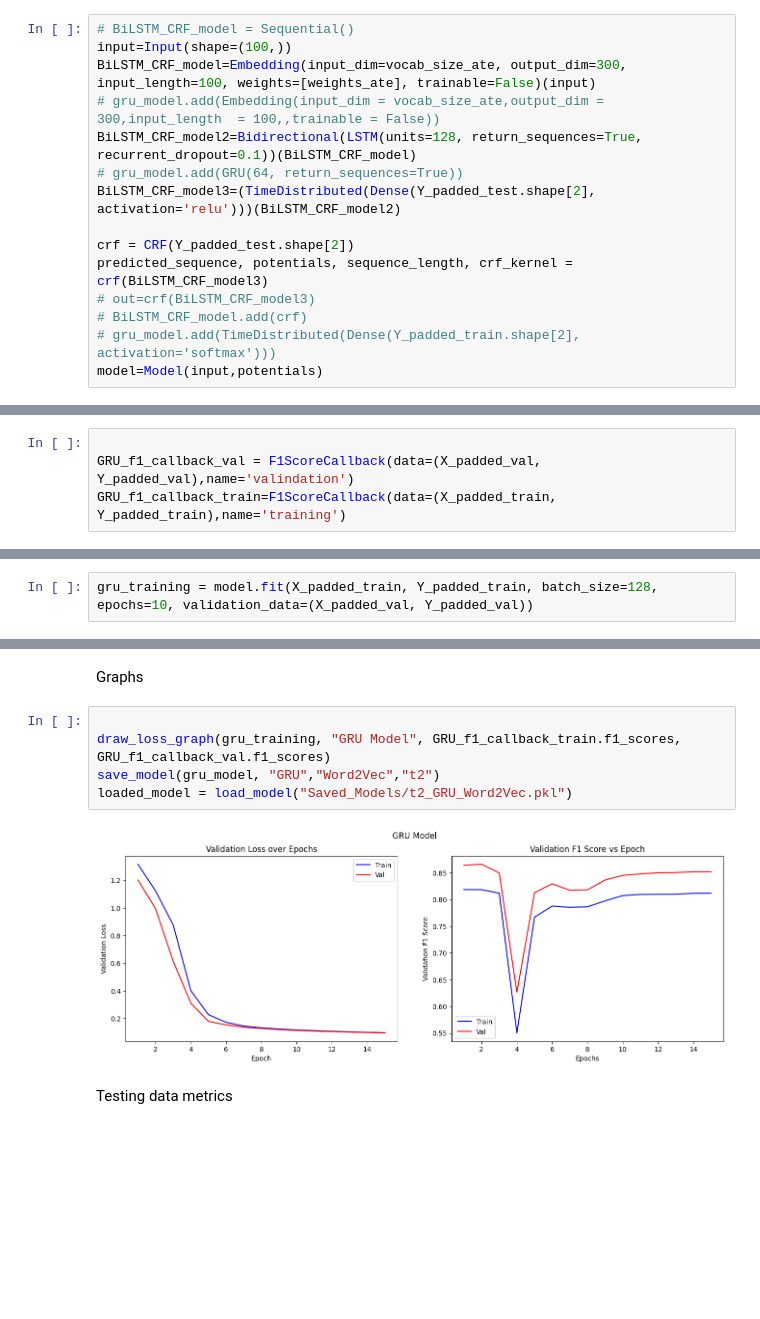
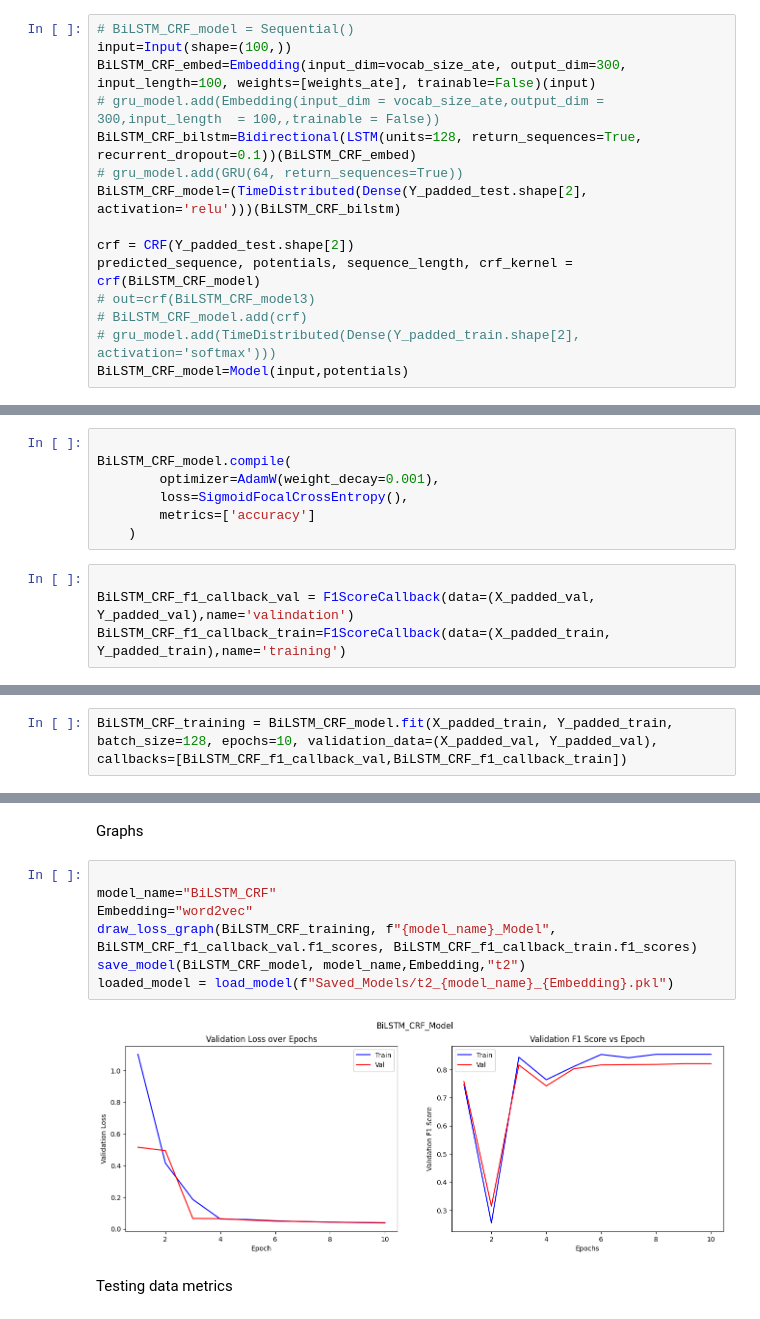
Before and after one commit to RaghavSakhuja/NLP-Assignments, a Jupyter notebook: Assignment2/BiLSTM_CRF.ipynb, the cells around one changed output, grey strips where cells are left out. Saved outputs shown, nothing was run; the diff lists cells and outputs as text; blank space fills up the shorter version.

Commit message:
BiLSTM+CRF

```diff
--- a/Assignment2/BiLSTM_CRF.ipynb
+++ b/Assignment2/BiLSTM_CRF.ipynb
@@ -276,18 +283,18 @@ ATE
 # %%
 # BiLSTM_CRF_model = Sequential()
 input=Input(shape=(100,))
-BiLSTM_CRF_model=Embedding(input_dim=vocab_size_ate, output_dim=300, input_length=100, weights=[weights_ate], trainable=False)(input)
+BiLSTM_CRF_embed=Embedding(input_dim=vocab_size_ate, output_dim=300, input_length=100, weights=[weights_ate], trainable=False)(input)
 # gru_model.add(Embedding(input_dim = vocab_size_ate,output_dim = 300,input_length  = 100,,trainable = False))
-BiLSTM_CRF_model2=Bidirectional(LSTM(units=128, return_sequences=True, recurrent_dropout=0.1))(BiLSTM_CRF_model)
+BiLSTM_CRF_bilstm=Bidirectional(LSTM(units=128, return_sequences=True, recurrent_dropout=0.1))(BiLSTM_CRF_embed)
 # gru_model.add(GRU(64, return_sequences=True))
-BiLSTM_CRF_model3=(TimeDistributed(Dense(Y_padded_test.shape[2], activation='relu')))(BiLSTM_CRF_model2)
+BiLSTM_CRF_model=(TimeDistributed(Dense(Y_padded_test.shape[2], activation='relu')))(BiLSTM_CRF_bilstm)
 
 crf = CRF(Y_padded_test.shape[2])
-predicted_sequence, potentials, sequence_length, crf_kernel = crf(BiLSTM_CRF_model3)
+predicted_sequence, potentials, sequence_length, crf_kernel = crf(BiLSTM_CRF_model)
 # out=crf(BiLSTM_CRF_model3)
 # BiLSTM_CRF_model.add(crf)
 # gru_model.add(TimeDistributed(Dense(Y_padded_train.shape[2], activation='softmax')))
-model=Model(input,potentials)
+BiLSTM_CRF_model=Model(input,potentials)
 # %%
 
 # from tensorflow.keras.utils import plot_model
@@ -323,11 +321,18 @@ model.compile(
+# %%
+
+BiLSTM_CRF_model.compile(
+        optimizer=AdamW(weight_decay=0.001),
+        loss=SigmoidFocalCrossEntropy(),
+        metrics=['accuracy']
+    )
 # %%
 
-GRU_f1_callback_val = F1ScoreCallback(data=(X_padded_val, Y_padded_val),name='valindation')
-GRU_f1_callback_train=F1ScoreCallback(data=(X_padded_train, Y_padded_train),name='training')
+BiLSTM_CRF_f1_callback_val = F1ScoreCallback(data=(X_padded_val, Y_padded_val),name='valindation')
+BiLSTM_CRF_f1_callback_train=F1ScoreCallback(data=(X_padded_train, Y_padded_train),name='training')
 # %% [markdown]
 Training the GRU Model
 # %%
-gru_training = model.fit(X_padded_train, Y_padded_train, batch_size=128, epochs=10, validation_data=(X_padded_val, Y_padded_val))
+BiLSTM_CRF_training = BiLSTM_CRF_model.fit(X_padded_train, Y_padded_train, batch_size=128, epochs=10, validation_data=(X_padded_val, Y_padded_val), callbacks=[BiLSTM_CRF_f1_callback_val,BiLSTM_CRF_f1_callback_train])
 # %% [output]
 Epoch 1/10
 WARNING:tensorflow:Gradients do not exist for variables ['chain_kernel:0'] when minimizing the loss. If you're using `model.compile()`, did you forget to provide a `loss` argument?
@@ -400,13 +416,15 @@ print(accuracy[1])
 0.9524446725845337
 # %% [markdown]
 Graphs
-# %%
-
-draw_loss_graph(gru_training, "GRU Model", GRU_f1_callback_train.f1_scores, GRU_f1_callback_val.f1_scores)
-save_model(gru_model, "GRU","Word2Vec","t2")
-loaded_model = load_model("Saved_Models/t2_GRU_Word2Vec.pkl")
-# %% [output]
-[figure, removed]
+# %%
+
+model_name="BiLSTM_CRF"
+Embedding="word2vec"
+draw_loss_graph(BiLSTM_CRF_training, f"{model_name}_Model", BiLSTM_CRF_f1_callback_val.f1_scores, BiLSTM_CRF_f1_callback_train.f1_scores)
+save_model(BiLSTM_CRF_model, model_name,Embedding,"t2")
+loaded_model = load_model(f"Saved_Models/t2_{model_name}_{Embedding}.pkl")
+# %% [output]
+[figure, added]
 # %% [markdown]
 Testing data metrics
 # %%
```
Also changed, not shown: parts of 5 cells of this notebook, 4 other files.
